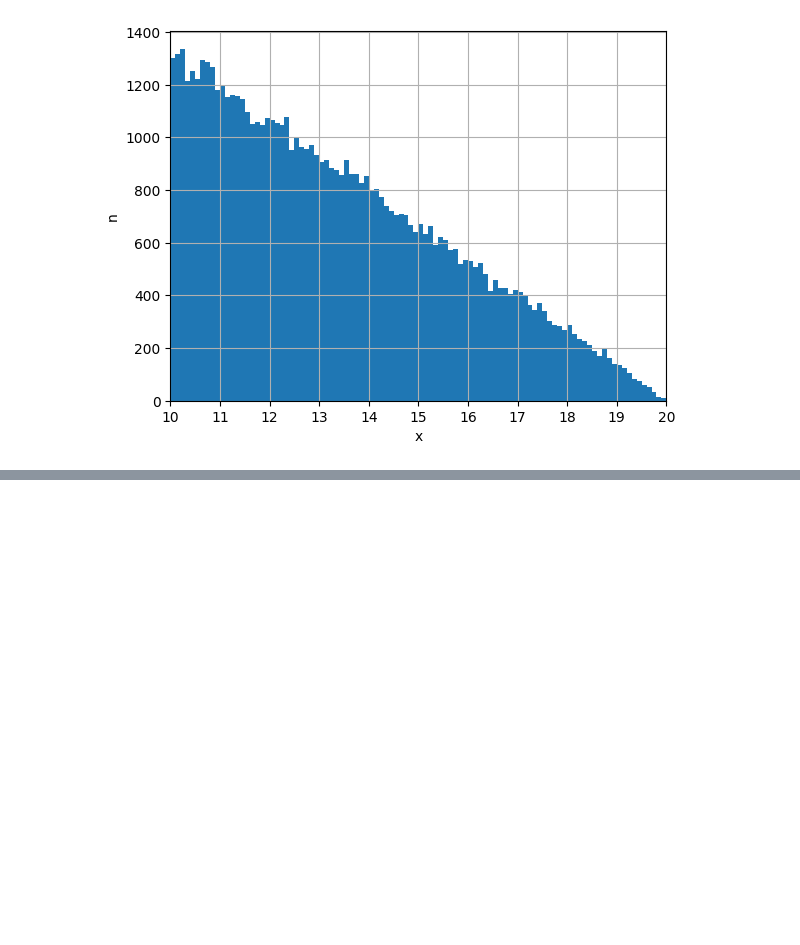
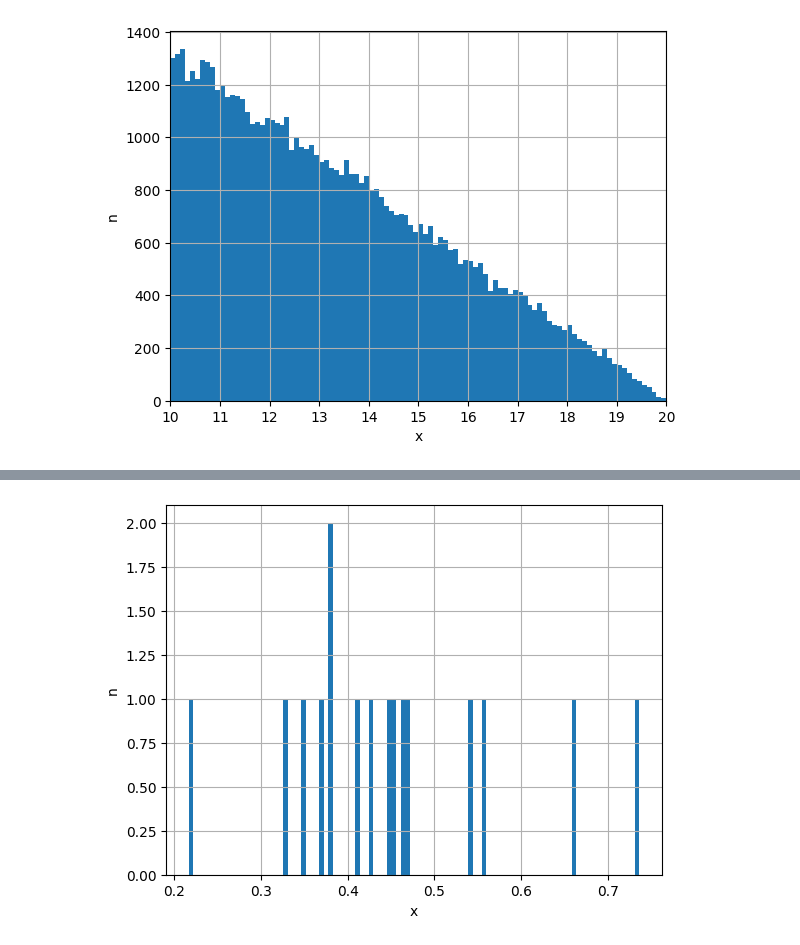
Before and after one commit to dudung/py-jupyter-nb, a Jupyter notebook: courses/fi2151/random_distribution.ipynb, the cells around one changed output, grey strips where cells are left out. Cells and saved outputs as stored; diff of their text form; code cells hidden in the pictures; blank space fills up the shorter version.

```diff
--- a/courses/fi2151/random_distribution.ipynb
+++ b/courses/fi2151/random_distribution.ipynb
@@ -370,0 +373,15 @@ plt.show()
+# %%
+import random as rnd
+
+def databetavar(alpha, beta, N):
+    xx = []
+    for ii in range(N):
+        rr = rnd.betavariate(alpha, beta)
+        rr = round(rr, 4)
+        xx.append(rr)
+    return xx
+
+x = databetavar(4, 5, 16)
+
+for i in x:
+    print(i)
@@ -370,0 +405,13 @@ plt.show()
+# %%
+import matplotlib.pyplot as plt
+
+alpha = 4; beta = 5; N = 16
+x = databetavar(alpha, beta, N)
+
+plt.hist(x, bins=100)
+plt.xlabel('x')
+plt.ylabel('n')
+plt.grid()
+plt.show()
+# %% [output]
+[figure, added]
```
Also changed, not shown: parts of 6 cells of this notebook.
